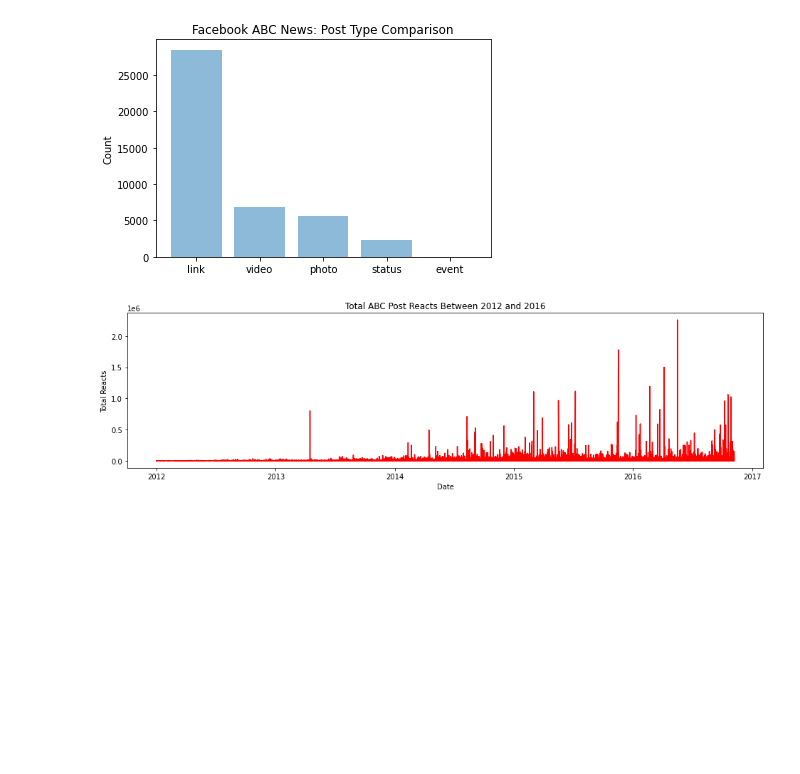
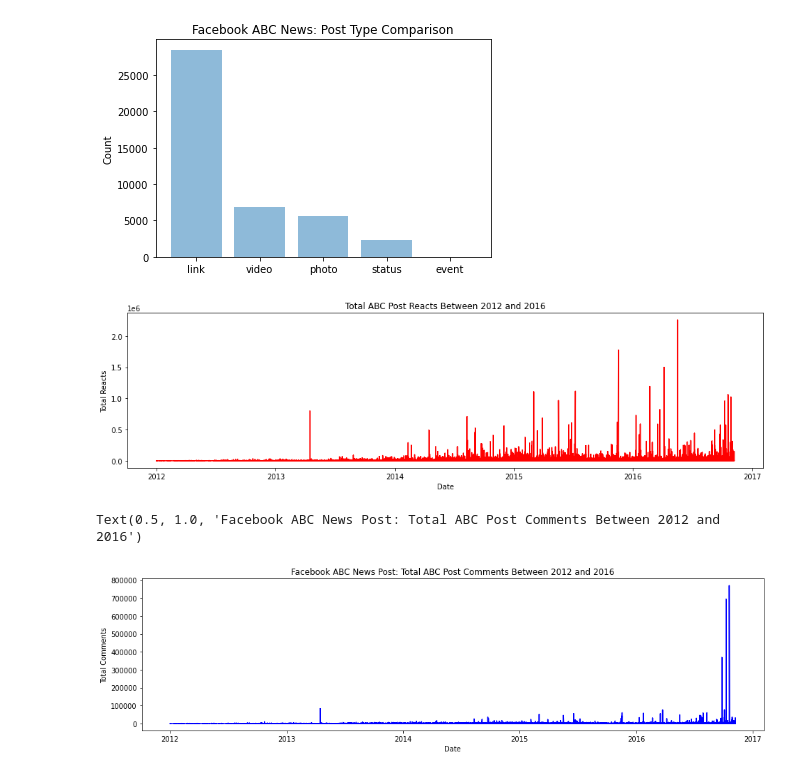
Before and after one commit to markalas/news-sentiment-analysis, a Jupyter notebook: main.ipynb, the cells around one changed output. Drawn from its saved outputs; the diff is of its cells as text; code cells hidden in the pictures; blank space fills up the shorter version.

```diff
--- a/main.ipynb
+++ b/main.ipynb
@@ -38,7 +41,7 @@ cbs: 35085
 cnn: 31696
 # %%
 # Remove columns from Dataframe
-col_ls = ['id', 'page_id', 'name', 'message', 'description', 'caption', 'picture']
+col_ls = ['id', 'page_id', 'message', 'description', 'caption', 'picture']
 abc_data_df.drop(columns = col_ls, inplace = True)
 bbc_data_df.drop(columns = col_ls, inplace = True)
 cbs_data_df.drop(columns = col_ls, inplace = True)
@@ -94,6 +97,14 @@ abc_data_df['posted_at'] = abc_data_df['posted_at'].apply(round_hour)
 abc_data_df['date_posted'] = [i.date() for i in abc_data_df['posted_at']]
 abc_data_df['time_posted'] = [i.time() for i in abc_data_df['posted_at']]
 abc_data_df.drop(columns=['posted_at'], inplace=True)
+# %%
+# Define function to determine sentiment of abc_data_df['name']
+def analyze_sentiment(headline):
+    analysis = TextBlob(str(headline))
+    return analysis.sentiment # returns sentiment, subjectivity
+
+# Create new column on abc_data_df called 'Sentiment' and store sentiment values using analyze_sentiment method
+abc_data_df[['name_sentiment', 'name_subjectivity']] = np.array([analyze_sentiment(str(headline)) for headline in abc_data_df['name']])
 # %%
 objects = status_types_unique
 objects.append('na')
@@ -127,3 +139,15 @@ plt.title('Total ABC Post Reacts Between 2012 and 2016')
 plt.show()
 # %% [output]
 [figure]
+# %%
+# Total comments over time
+chart = plt.figure(4)
+time_comments = pd.Series(data=abc_data_df['comments_count'].values, index=abc_data_df['date_posted'])
+time_comments.plot(figsize=(16,4), color='b')
+plt.ylabel('Total Comments')
+plt.xlabel('Date')
+plt.title('Facebook ABC News Post: Total ABC Post Comments Between 2012 and 2016')
+plt.show
+# %% [output]
+Text(0.5, 1.0, 'Facebook ABC News Post: Total ABC Post Comments Between 2012 and 2016')
+[figure, added]
```
Also changed, not shown: parts of 4 cells of this notebook, 1 other file.
